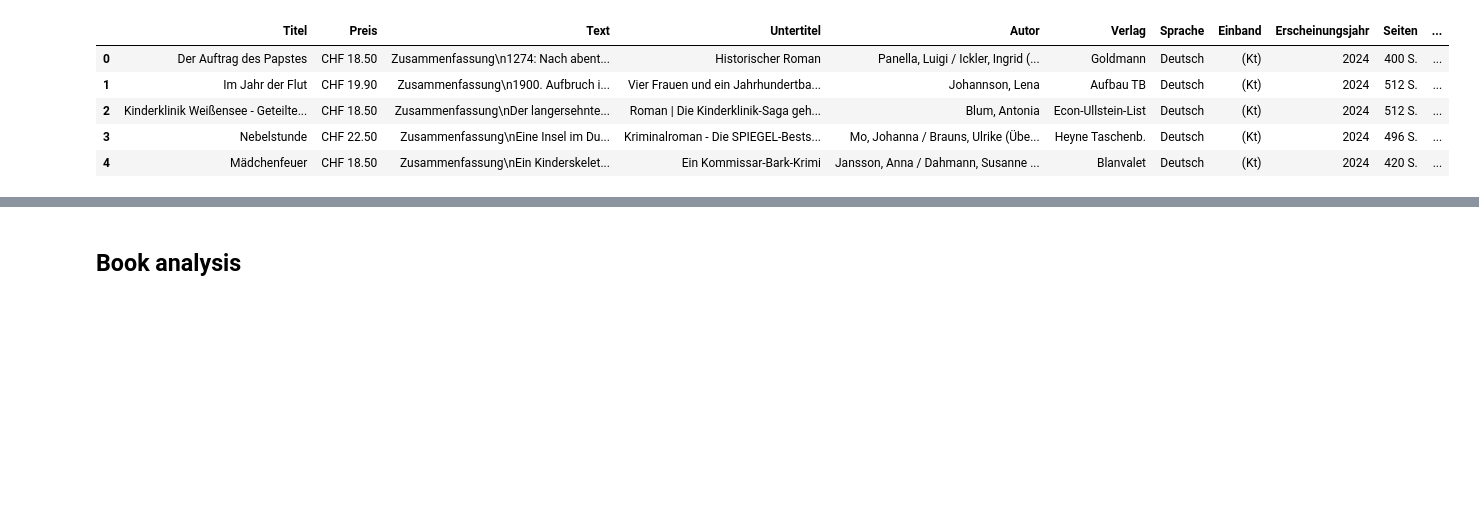
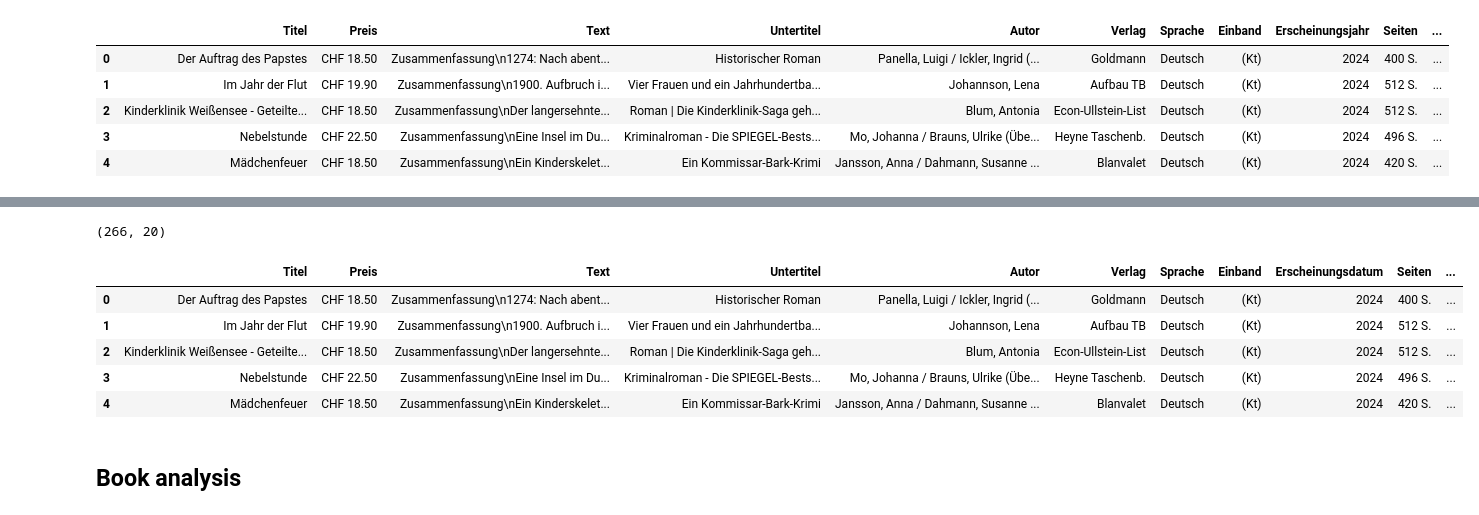
Before and after one commit to yalais/Bibliothek-cornillie, a Jupyter notebook: analysis.ipynb, the cells around one changed output, grey strips where cells are left out. Saved outputs shown, nothing was run; the diff lists cells and outputs as text; code cells hidden in the pictures; blank space fills up the shorter version.

```diff
--- a/analysis.ipynb
+++ b/analysis.ipynb
@@ -75,3 +68,5 @@ Index(['Titel', 'Preis', 'Text', 'Untertitel', 'Autor', 'Verlag', 'Sprache',
+# %%
+df_blatter.rename(columns={'Erscheinungsjahr': 'Erscheinungsdatum', 'ISBN': 'ISBN/GTIN'}, inplace=True)
 # %%
 df_buchhaus.columns
 # %% [output]
@@ -79,3 +77,19 @@ df_buchhaus.columns
+# %%
+# merge df_blatter and df_buchhaus
+df = pd.concat([df_blatter, df_buchhaus], ignore_index=True)
+# %%
+df.shape
+# %% [output]
+(266, 20)
+# %%
+df.head()
+# %% [output]
+|  | Titel | Preis | Text | Untertitel | Autor | Verlag | Sprache | Einband | Erscheinungsdatum | Seiten | ... |
+| 0 | Der Auftrag des Papstes | CHF 18.50 | Zusammenfassung\n1274: Nach abent... | Historischer Roman | Panella, Luigi / Ickler, Ingrid (... | Goldmann | Deutsch | (Kt) | 2024 | 400 S. | ... |
+| 1 | Im Jahr der Flut | CHF 19.90 | Zusammenfassung\n1900. Aufbruch i... | Vier Frauen und ein Jahrhundertba... | Johannson, Lena | Aufbau TB | Deutsch | (Kt) | 2024 | 512 S. | ... |
+| 2 | Kinderklinik Weißensee - Geteilte... | CHF 18.50 | Zusammenfassung\nDer langersehnte... | Roman | Die Kinderklinik-Saga geh... | Blum, Antonia | Econ-Ullstein-List | Deutsch | (Kt) | 2024 | 512 S. | ... |
+| 3 | Nebelstunde | CHF 22.50 | Zusammenfassung\nEine Insel im Du... | Kriminalroman - Die SPIEGEL-Bests... | Mo, Johanna / Brauns, Ulrike (Übe... | Heyne Taschenb. | Deutsch | (Kt) | 2024 | 496 S. | ... |
+| 4 | Mädchenfeuer | CHF 18.50 | Zusammenfassung\nEin Kinderskelet... | Ein Kommissar-Bark-Krimi | Jansson, Anna / Dahmann, Susanne ... | Blanvalet | Deutsch | (Kt) | 2024 | 420 S. | ... |
 # %% [markdown]
 ## Book analysis
 # %%
```
Also changed, not shown: parts of 2 cells of this notebook, 2 other files.
